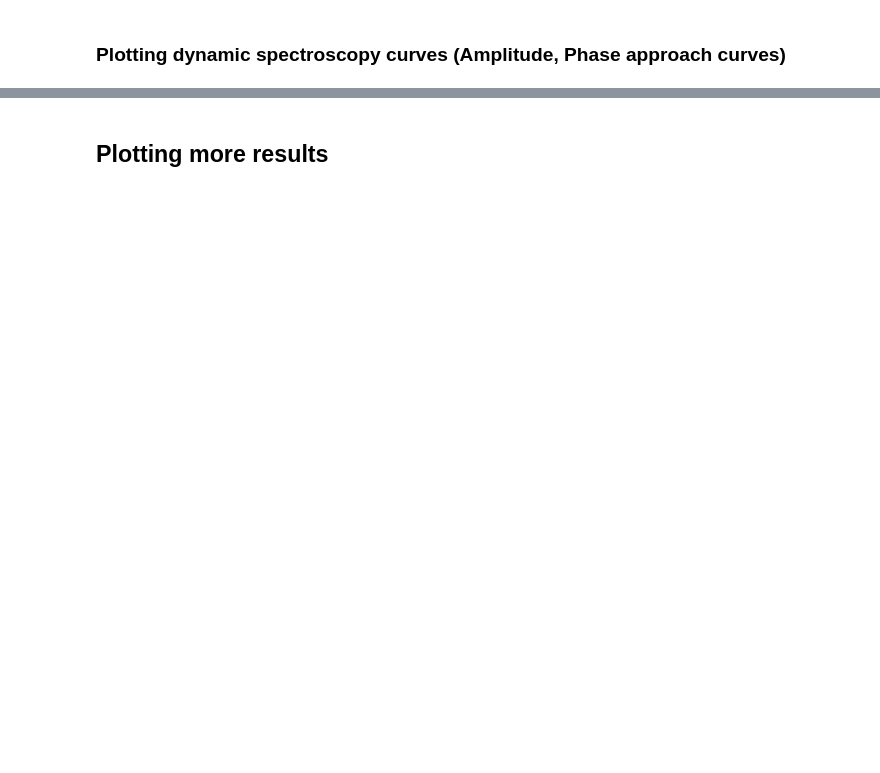
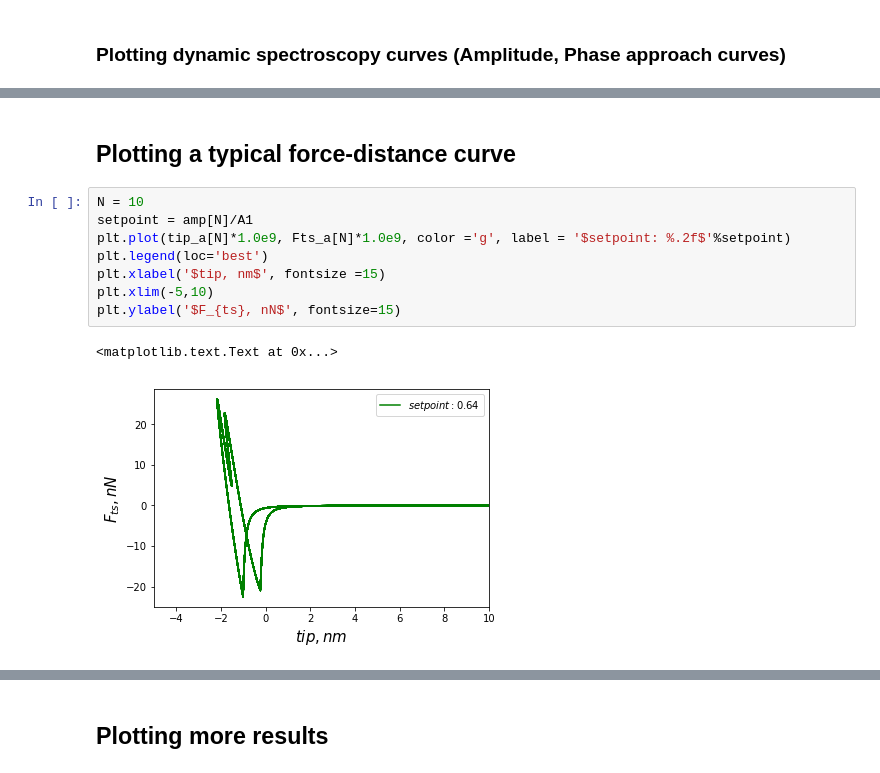
Before and after one commit to pycroscopy/pycroscopy, a Jupyter notebook: pycroscopy/AFM_simulations/Multifrequency_Viscoelasticity/Simulation_SoftMatter.ipynb, the cells around one changed output, grey strips where cells are left out. Saved outputs shown, nothing was run; the diff lists cells and outputs as text; blank space fills up the shorter version.

```diff
--- a/pycroscopy/AFM_simulations/Multifrequency_Viscoelasticity/Simulation_SoftMatter.ipynb
+++ b/pycroscopy/AFM_simulations/Multifrequency_Viscoelasticity/Simulation_SoftMatter.ipynb
@@ -131,0 +142,13 @@ plt.ylabel('Amplitude, nm', fontsize=15)
+# %% [markdown]
+## Plotting a typical force-distance curve
+# %%
+N = 10
+setpoint = amp[N]/A1
+plt.plot(tip_a[N]*1.0e9, Fts_a[N]*1.0e9, color ='g', label = '$setpoint: %.2f$'%setpoint)
+plt.legend(loc='best')
+plt.xlabel('$tip, nm$', fontsize =15)
+plt.xlim(-5,10)
+plt.ylabel('$F_{ts}, nN$', fontsize=15)
+# %% [output]
+<matplotlib.text.Text at 0x...>
+[figure, added]
```
Also changed, not shown: parts of 8 cells of this notebook, 4 other files.
